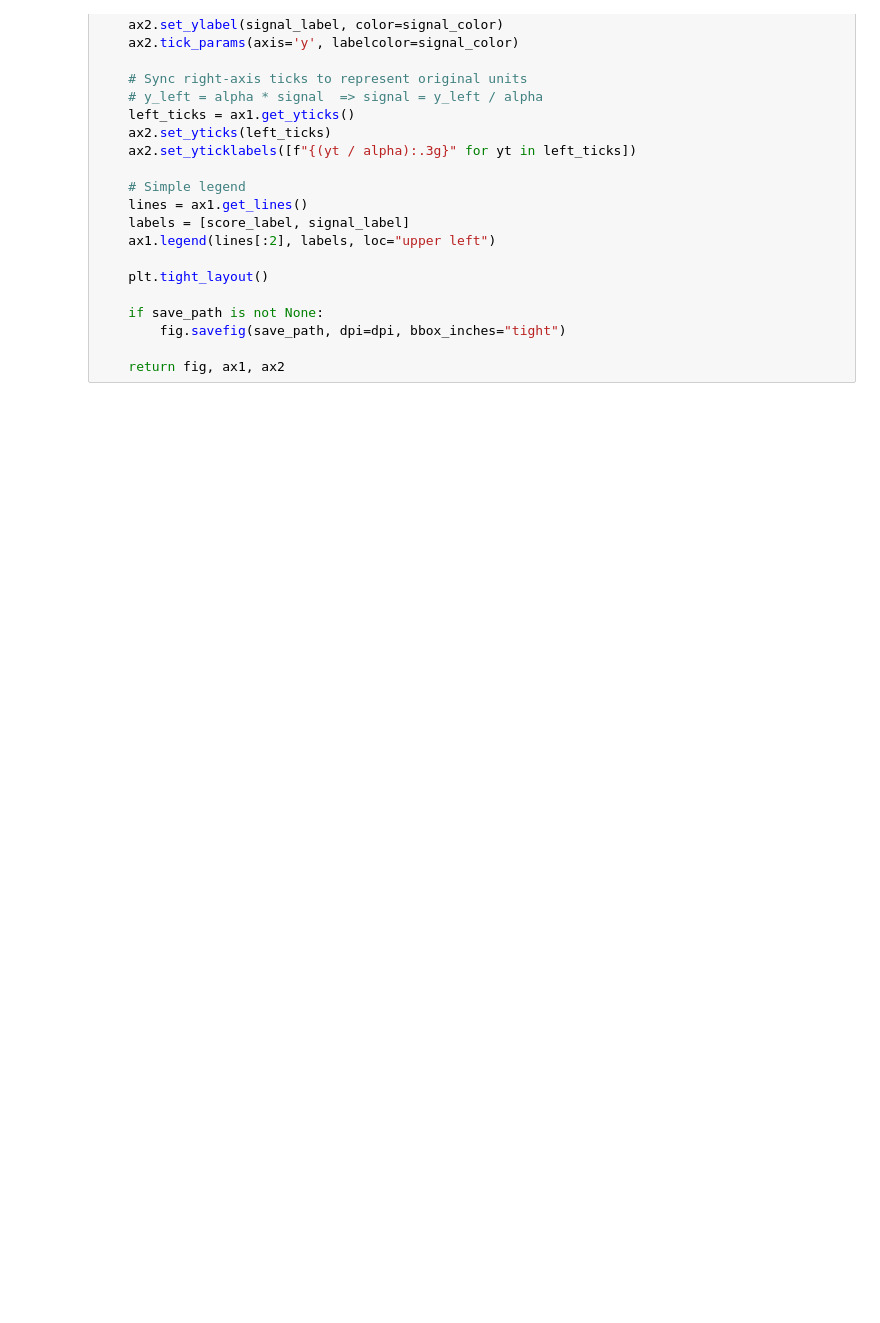
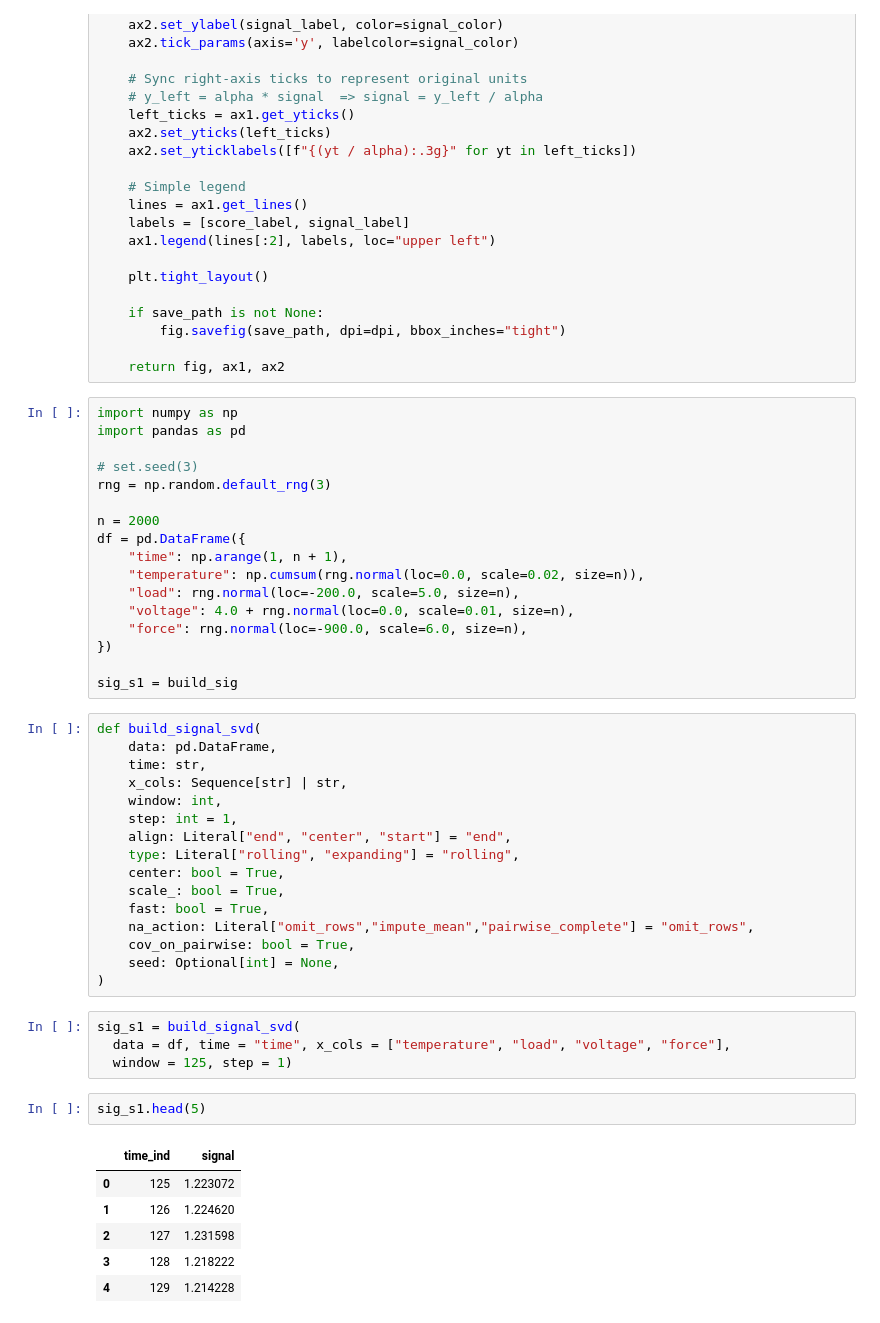
Before and after one commit to rhqrhq/Adversarial_Examples_Papers, a Jupyter notebook: pTRpred.ipynb, the cells around one changed output. Saved outputs shown, nothing was run; the diff lists cells and outputs as text; blank space fills up the shorter version.

```diff
--- a/pTRpred.ipynb
+++ b/pTRpred.ipynb
@@ -1176,3 +1176,49 @@ def plot_detection_overlay(
         fig.savefig(save_path, dpi=dpi, bbox_inches="tight")
 
     return fig, ax1, ax2
+# %%
+import numpy as np
+import pandas as pd
+
+# set.seed(3)
+rng = np.random.default_rng(3)
+
+n = 2000
+df = pd.DataFrame({
+    "time": np.arange(1, n + 1),
+    "temperature": np.cumsum(rng.normal(loc=0.0, scale=0.02, size=n)),
+    "load": rng.normal(loc=-200.0, scale=5.0, size=n),
+    "voltage": 4.0 + rng.normal(loc=0.0, scale=0.01, size=n),
+    "force": rng.normal(loc=-900.0, scale=6.0, size=n),
+})
+
+sig_s1 = build_sig
+# %%
+def build_signal_svd(
+    data: pd.DataFrame,
+    time: str,
+    x_cols: Sequence[str] | str,
+    window: int,
+    step: int = 1,
+    align: Literal["end", "center", "start"] = "end",
+    type: Literal["rolling", "expanding"] = "rolling",
+    center: bool = True,
+    scale_: bool = True,
+    fast: bool = True,
+    na_action: Literal["omit_rows","impute_mean","pairwise_complete"] = "omit_rows",
+    cov_on_pairwise: bool = True,
+    seed: Optional[int] = None,
+)
+# %%
+sig_s1 = build_signal_svd(
+  data = df, time = "time", x_cols = ["temperature", "load", "voltage", "force"],
+  window = 125, step = 1)
+# %%
+sig_s1.head(5)
+# %% [output]
+|  | time_ind | signal |
+| 0 | 125 | 1.223072 |
+| 1 | 126 | 1.224620 |
+| 2 | 127 | 1.231598 |
+| 3 | 128 | 1.218222 |
+| 4 | 129 | 1.214228 |
```
Also changed, not shown: parts of 2 cells of this notebook.
